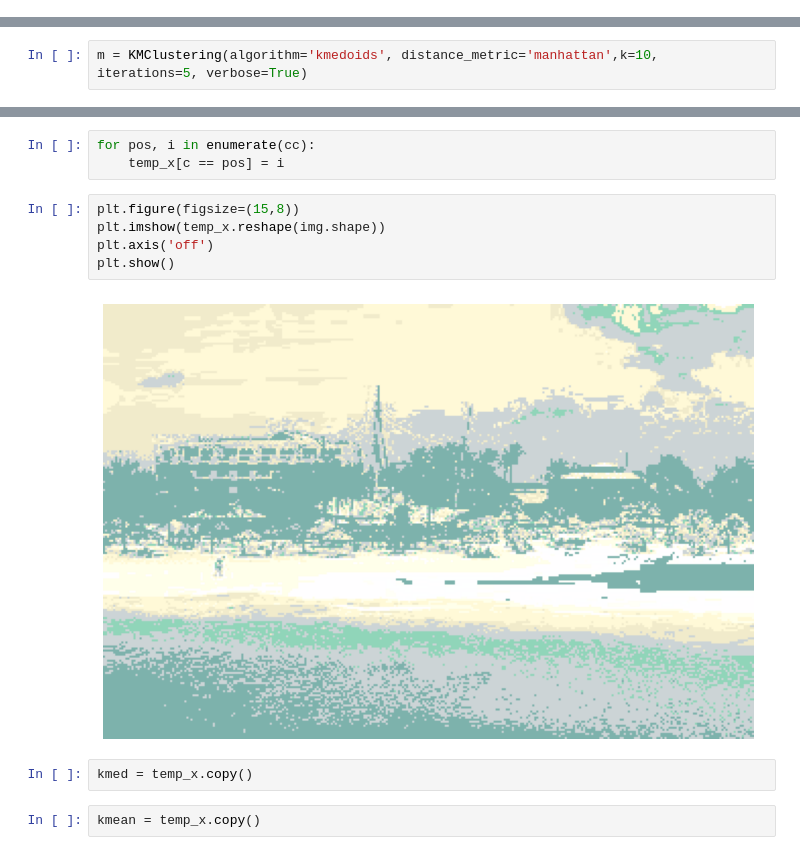
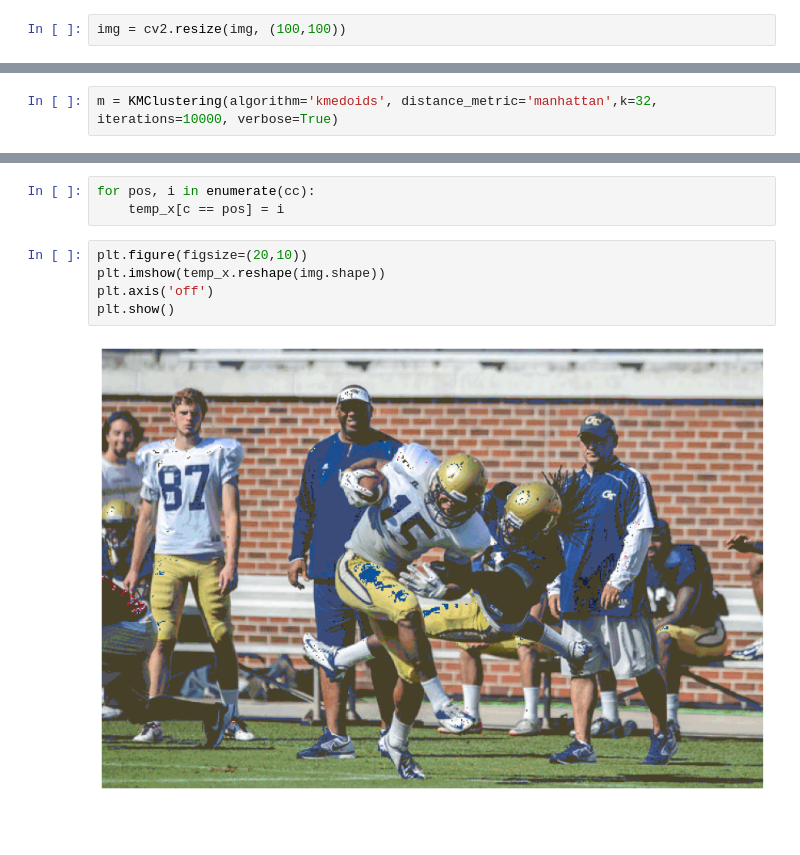
Before and after one commit to Mooseburger1/GT_MASTERS, a Jupyter notebook: Computational_Analytics/HW1/Q2/Q2.ipynb, the cells around one changed output, grey strips where cells are left out. Saved outputs shown, nothing was run; the diff lists cells and outputs as text; blank space fills up the shorter version.

```diff
--- a/Computational_Analytics/HW1/Q2/Q2.ipynb
+++ b/Computational_Analytics/HW1/Q2/Q2.ipynb
@@ -481,3 +540,5 @@ img = plt.imread('beach.bmp')
+# %%
+img = cv2.resize(img, (100,100))
 # %%
 plt.figure(figsize=(15,8))
 plt.imshow(img)
@@ -488,5 +549,5 @@ plt.show()
 # %%
 X = img.reshape(-1, 3)
 # %%
-m = KMClustering(algorithm='kmedoids', distance_metric='manhattan',k=10, iterations=5, verbose=True)
+m = KMClustering(algorithm='kmedoids', distance_metric='manhattan',k=32, iterations=10000, verbose=True)
 # %% [output]
@@ -511,13 +576,9 @@ temp_x = X.copy()
 for pos, i in enumerate(cc):
     temp_x[c == pos] = i
 # %%
-plt.figure(figsize=(15,8))
+plt.figure(figsize=(20,10))
 plt.imshow(temp_x.reshape(img.shape))
 plt.axis('off')
 plt.show()
 # %% [output]
-[figure, old version]
+[figure, new version]
-# %%
-kmed = temp_x.copy()
-# %%
-kmean = temp_x.copy()
```
Also changed, not shown: parts of 21 cells of this notebook, 5 other files.
